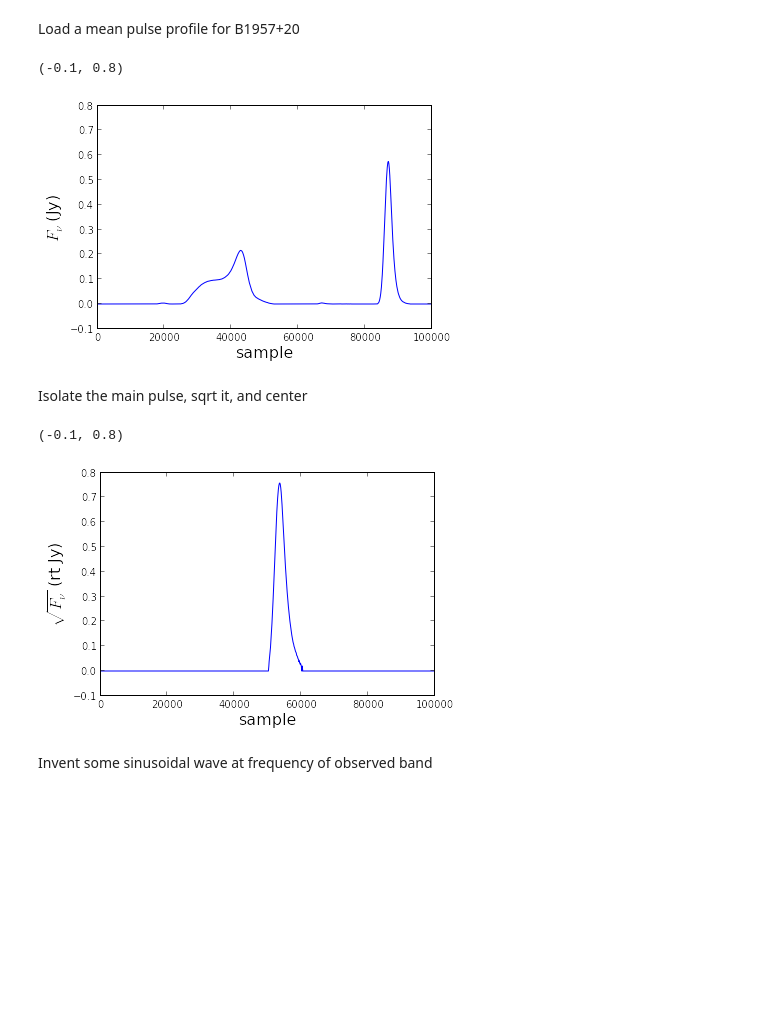
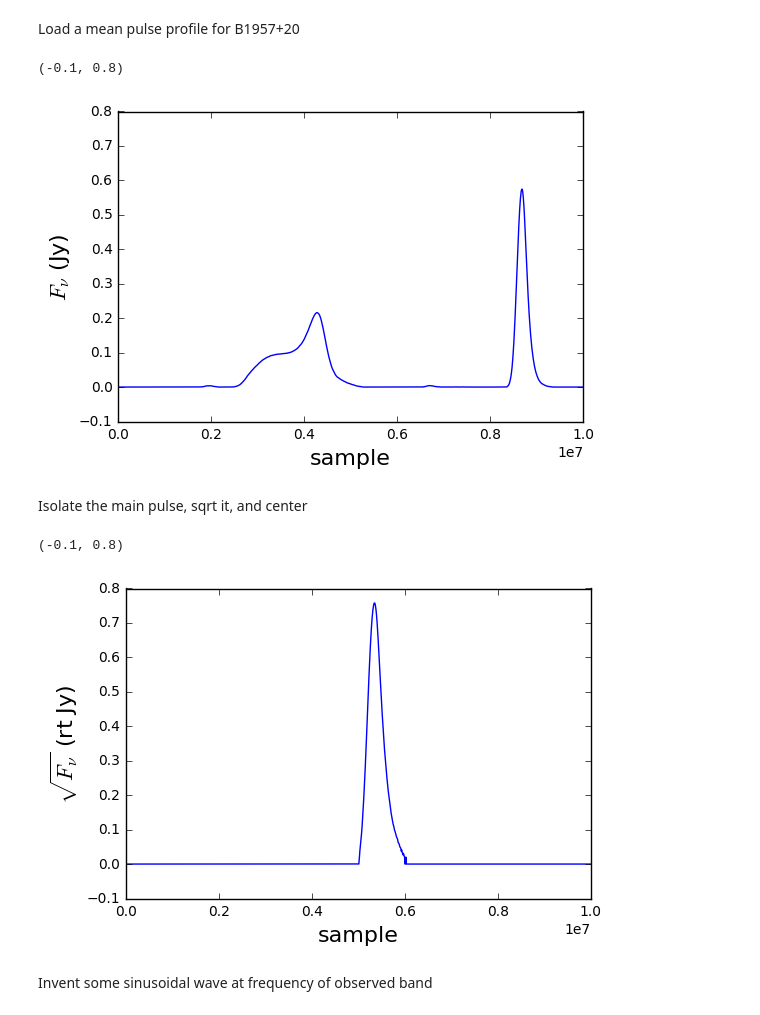
Before and after one commit to quantumfx/binary-lens, a Jupyter notebook: lens_simulation.ipynb, the cells around one changed output. Drawn from its saved outputs; the diff is of its cells as text; code cells hidden in the pictures; blank space fills up the shorter version.

```diff
--- a/lens_simulation.ipynb
+++ b/lens_simulation.ipynb
@@ -8,28 +8,28 @@ Load a mean pulse profile for B1957+20
 # %%
 mean_profile = np.load('mean_profile.npy')
 
 meanprof_Jy = (mean_profile / np.median(mean_profile) - 1) * 12.
 meanprof_Jy[meanprof_Jy < 0] = 0
 #mean_value = (np.mean(mean_profile) / np.median(mean_profile) - 1) * 12.
 
 #print("Mean pulse flux = %s Jy" % (mean_value))
 
-n = 100000
+n = 10000000
 # 1 sample is 1/n*1.6ms
 
 x = np.arange(1000)
 profile = inter.interp1d(x, meanprof_Jy, kind='linear')
 xnew = np.arange(0,x.size-1,(x.size-1.)/n)
 meanprof_inter = profile(xnew)
 
 plt.plot(meanprof_inter)
 plt.xlabel('sample', fontsize=16)
 plt.ylabel(r'$F_{\nu}$ (Jy)', fontsize=16)
 #plt.xlim(0,1.6e-2)
 plt.ylim(-.1, 0.8)
 # %% [output]
 (-0.1, 0.8)
-[figure, old version]
+[figure, new version]
 # %% [markdown]
 Isolate the main pulse, sqrt it, and center
 # %%
@@ -51,7 +51,7 @@ plt.ylabel(r'$\sqrt{F_{\nu}}$ (rt Jy)', fontsize=16)
 plt.ylim(-.1, 0.8)
 # %% [output]
 (-0.1, 0.8)
-[figure, old version]
+[figure, new version]
 # %% [markdown]
 Invent some sinusoidal wave at frequency of observed band
 # %%
```
Also changed, not shown: parts of 3 cells of this notebook.
